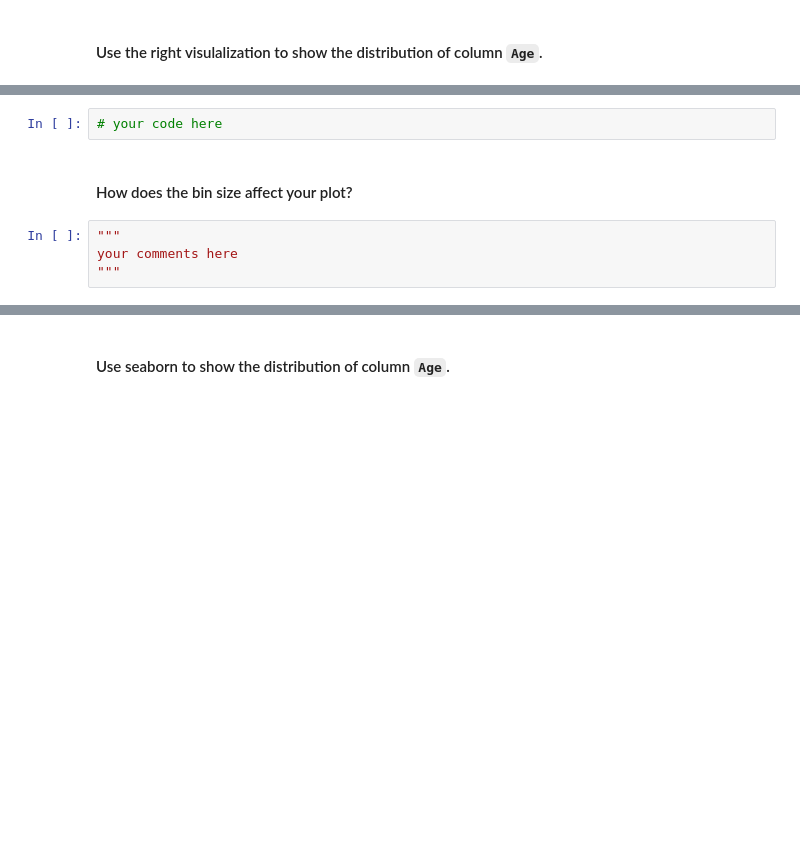
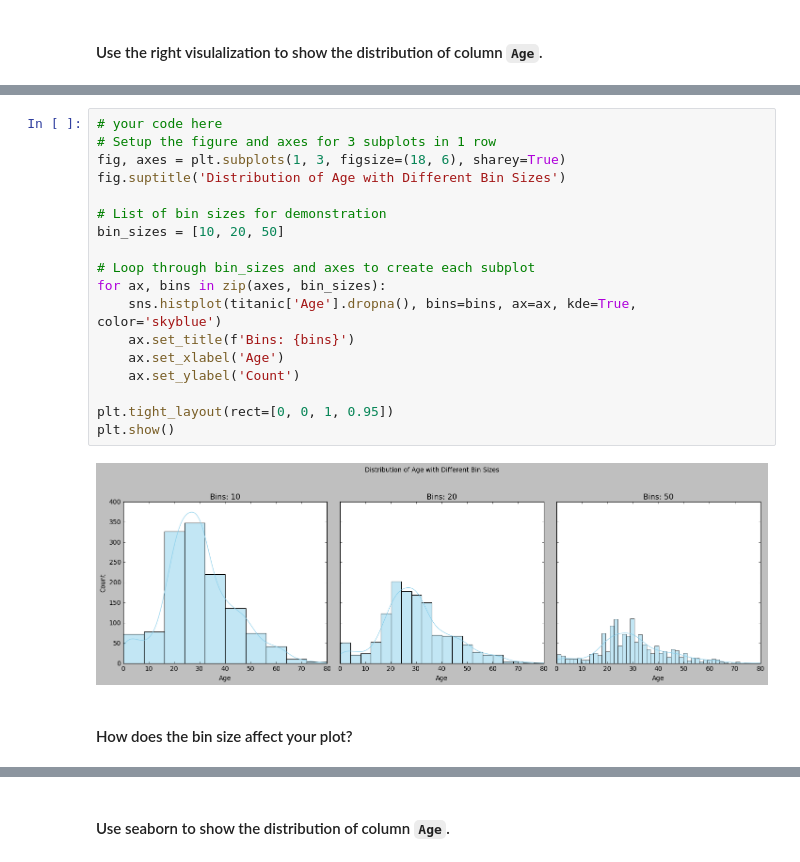
Before and after one commit to ta-data-pt-rmt/lab-matplotlib-seaborn, a Jupyter notebook: your-code/main.ipynb, the cells around one changed output, grey strips where cells are left out. Saved outputs shown, nothing was run; the diff lists cells and outputs as text; blank space fills up the shorter version.

```diff
--- a/your-code/main.ipynb
+++ b/your-code/main.ipynb
@@ -45,8 +98,22 @@ import numpy as np
-# %%
-# your code here
+# %%
+# your code here
+# Setup the figure and axes for 3 subplots in 1 row
+fig, axes = plt.subplots(1, 3, figsize=(18, 6), sharey=True)
+fig.suptitle('Distribution of Age with Different Bin Sizes')
+
+# List of bin sizes for demonstration
+bin_sizes = [10, 20, 50]
+
+# Loop through bin_sizes and axes to create each subplot
+for ax, bins in zip(axes, bin_sizes):
+    sns.histplot(titanic['Age'].dropna(), bins=bins, ax=ax, kde=True, color='skyblue')
+    ax.set_title(f'Bins: {bins}')
+    ax.set_xlabel('Age')
+    ax.set_ylabel('Count')
+
+plt.tight_layout(rect=[0, 0, 1, 0.95])
+plt.show()
+# %% [output]
+[figure, added]
 # %% [markdown]
 #### How does the bin size affect your plot?
-# %%
-"""
-your comments here
-"""
```
Also changed, not shown: parts of 60 cells of this notebook.
